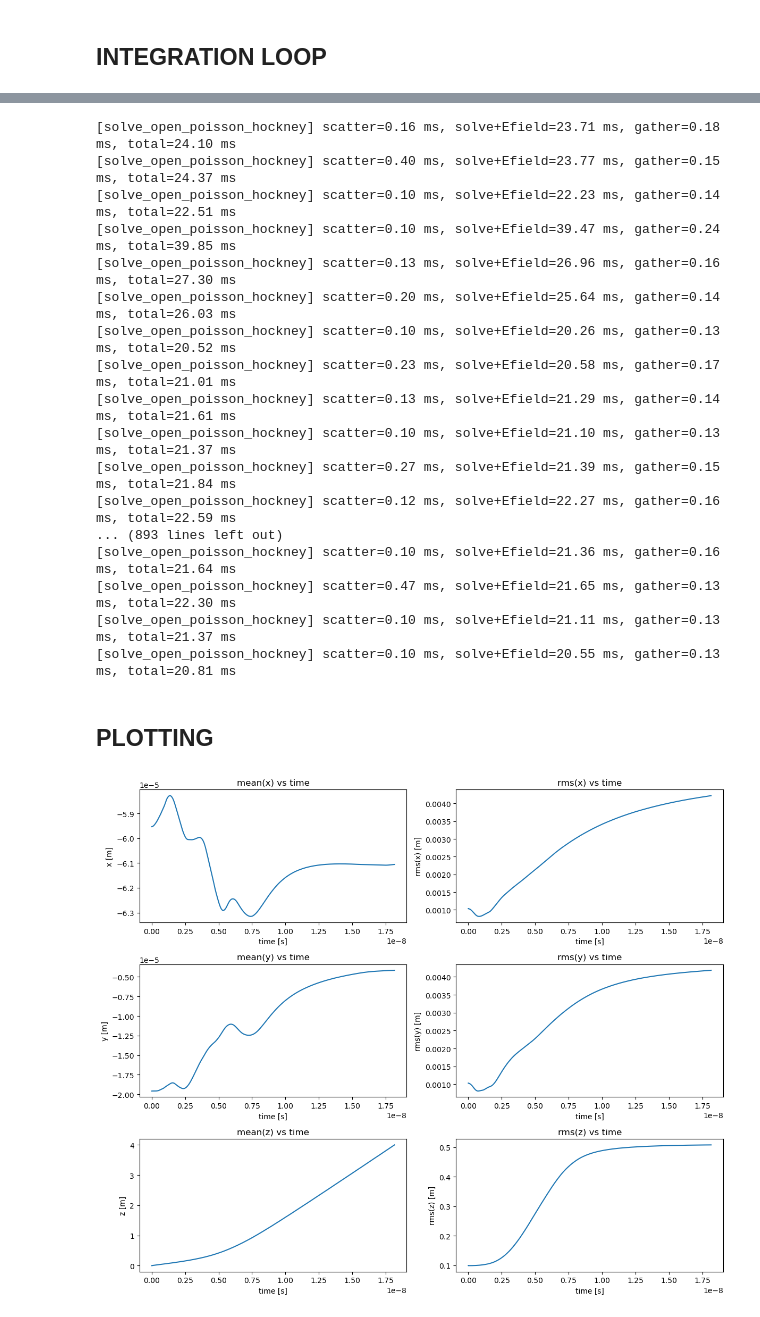
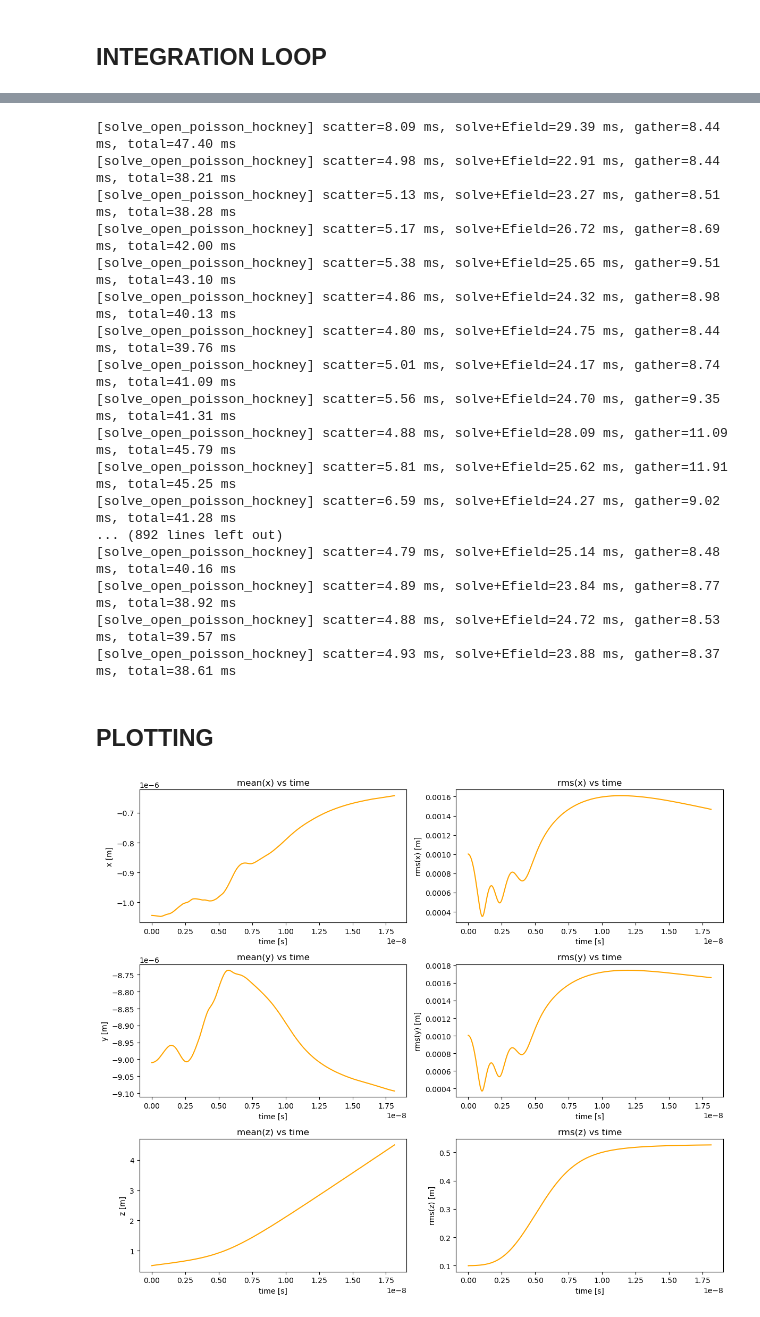
Before and after one commit to alexanderwischmann/FS26-semester-project, a Jupyter notebook: python/3D_solve.ipynb, the cells around one changed output, grey strips where cells are left out. Cells and saved outputs as stored; diff of their text form; code cells hidden in the pictures.

```diff
--- a/python/3D_solve.ipynb
+++ b/python/3D_solve.ipynb
@@ -31,7 +31,7 @@ SIGMA_PZ=1e-2 # standard deviation of initial z momentum in MeV/c
 LENGTH_PRIOR = 0.5 # length of prior region to be modeled in m
 LENGTH_D = 0.25 # length of drift chamber in m
 LENGTH_E = 3.75 # length of electric field chamber in m
-LENGTH_POSTERIOR = 1.5 # length of posterior region to be modeled in m
+LENGTH_POSTERIOR = 2.5 # length of posterior region to be modeled in m
 
 RADIUS_X = 0.1 # width of model space in x direction in m
 RADIUS_Y = 0.1 # width of model space in y direction in m
@@ -39,7 +39,8 @@ RADIUS_Y = 0.1 # width of model space in y direction in m
 
 E_Z = -1. # electric field strength in MV/m
 
-N_P = int(1e2) # number of macro particles
+# N_P = int(1e4) # number of macro particles
+N_PARTICLES = 32*32*32 # number of macro particles
 TOTAL_CHARGE_SI = 1e-9 # total bunch charge in C
 
 DELTA_POS = 1e-2  # spacing of z-grid (Fields, Space Charge, etc.) in m
@@ -55,7 +56,7 @@ GRID_N_XYZ = (12, 12, 256)
 POSITION_SIGMA = (SIGMA_X, SIGMA_Y, SIGMA_Z)
 MOMENTUM_SIGMA = (SIGMA_PX, SIGMA_PY, SIGMA_PZ)
 
-Z_START = 0. # start of model space
+Z_START = -LENGTH_PRIOR # start of model space
 Z_0 = Z_START + LENGTH_PRIOR # initial z position of particles
 Z_1 = Z_START + LENGTH_PRIOR + LENGTH_D # z position of end of drift chamber = start of electric field chamber
 Z_2 = Z_START + LENGTH_PRIOR + LENGTH_D + LENGTH_E # z position of end of electric field chamber
@@ -64,8 +65,8 @@ Z_END = Z_2 + LENGTH_POSTERIOR # end of model space
 POSITION_0 = (0., 0., Z_0) # initial position (of reference particle) in m
 MOMENTUM_0 = (0., 0., 0.1) # initial momentum in MeV/c
 
-N_REAL_ELECTRONS = TOTAL_CHARGE_SI / Q_E_SI # number of real electrons in the bunch
-MACRO_WEIGHT = N_REAL_ELECTRONS / N_P
+N_REAL_PARTICLES = TOTAL_CHARGE_SI / Q_E_SI # number of real electrons in the bunch
+MACRO_WEIGHT = N_REAL_PARTICLES / N_PARTICLES
 
 M_MACRO = M_E * MACRO_WEIGHT
 Q_MACRO = Q_E * MACRO_WEIGHT
@@ -246,7 +247,7 @@ def push_particles(position_particles, momentum_stag_particles, E_particles, B_p
 # %% [markdown]
 ## Initialization
 # %%
-position_particles = np.random.normal(POSITION_0, POSITION_SIGMA, (N_P, 3))
-momentum_particles = np.random.normal(MOMENTUM_0, MOMENTUM_SIGMA, (N_P, 3))
+position_particles = np.random.normal(POSITION_0, POSITION_SIGMA, (N_PARTICLES, 3))
+momentum_particles = np.random.normal(MOMENTUM_0, MOMENTUM_SIGMA, (N_PARTICLES, 3))
 position_particles.shape
 # %% [output]
@@ -283,7 +284,7 @@ momentum_stag_particles = momentum_particles - Q_E * E_particles * (C*DELTA_T) /
 # %%
 # Main integration loop
 
-nums_particles = [N_P]
+nums_particles = [N_PARTICLES]
 times = [0.]
 position_means = [np.mean(position_particles, axis=0)]
 momentum_stag_means = [np.mean(momentum_stag_particles, axis=0)]
@@ -335,49 +336,48 @@ while z_mean < Z_2 and t < T_MAX:
     z_mean = position_means[-1][-1]
     t += DELTA_T
 # %% [output]
-[solve_open_poisson_hockney] scatter=0.16 ms, solve+Efield=23.71 ms, gather=0.18 ms, total=24.10 ms
-[solve_open_poisson_hockney] scatter=0.40 ms, solve+Efield=23.77 ms, gather=0.15 ms, total=24.37 ms
-[solve_open_poisson_hockney] scatter=0.10 ms, solve+Efield=22.23 ms, gather=0.14 ms, total=22.51 ms
-[solve_open_poisson_hockney] scatter=0.10 ms, solve+Efield=39.47 ms, gather=0.24 ms, total=39.85 ms
-[solve_open_poisson_hockney] scatter=0.13 ms, solve+Efield=26.96 ms, gather=0.16 ms, total=27.30 ms
-[solve_open_poisson_hockney] scatter=0.20 ms, solve+Efield=25.64 ms, gather=0.14 ms, total=26.03 ms
-[solve_open_poisson_hockney] scatter=0.10 ms, solve+Efield=20.26 ms, gather=0.13 ms, total=20.52 ms
-[solve_open_poisson_hockney] scatter=0.23 ms, solve+Efield=20.58 ms, gather=0.17 ms, total=21.01 ms
-[solve_open_poisson_hockney] scatter=0.13 ms, solve+Efield=21.29 ms, gather=0.14 ms, total=21.61 ms
-[solve_open_poisson_hockney] scatter=0.10 ms, solve+Efield=21.10 ms, gather=0.13 ms, total=21.37 ms
-[solve_open_poisson_hockney] scatter=0.27 ms, solve+Efield=21.39 ms, gather=0.15 ms, total=21.84 ms
-[solve_open_poisson_hockney] scatter=0.12 ms, solve+Efield=22.27 ms, gather=0.16 ms, total=22.59 ms
-... (893 lines left out)
-[solve_open_poisson_hockney] scatter=0.10 ms, solve+Efield=21.36 ms, gather=0.16 ms, total=21.64 ms
-[solve_open_poisson_hockney] scatter=0.47 ms, solve+Efield=21.65 ms, gather=0.13 ms, total=22.30 ms
-[solve_open_poisson_hockney] scatter=0.10 ms, solve+Efield=21.11 ms, gather=0.13 ms, total=21.37 ms
-[solve_open_poisson_hockney] scatter=0.10 ms, solve+Efield=20.55 ms, gather=0.13 ms, total=20.81 ms
+[solve_open_poisson_hockney] scatter=8.09 ms, solve+Efield=29.39 ms, gather=8.44 ms, total=47.40 ms
+[solve_open_poisson_hockney] scatter=4.98 ms, solve+Efield=22.91 ms, gather=8.44 ms, total=38.21 ms
+[solve_open_poisson_hockney] scatter=5.13 ms, solve+Efield=23.27 ms, gather=8.51 ms, total=38.28 ms
+[solve_open_poisson_hockney] scatter=5.17 ms, solve+Efield=26.72 ms, gather=8.69 ms, total=42.00 ms
+[solve_open_poisson_hockney] scatter=5.38 ms, solve+Efield=25.65 ms, gather=9.51 ms, total=43.10 ms
+[solve_open_poisson_hockney] scatter=4.86 ms, solve+Efield=24.32 ms, gather=8.98 ms, total=40.13 ms
+[solve_open_poisson_hockney] scatter=4.80 ms, solve+Efield=24.75 ms, gather=8.44 ms, total=39.76 ms
+[solve_open_poisson_hockney] scatter=5.01 ms, solve+Efield=24.17 ms, gather=8.74 ms, total=41.09 ms
+[solve_open_poisson_hockney] scatter=5.56 ms, solve+Efield=24.70 ms, gather=9.35 ms, total=41.31 ms
+[solve_open_poisson_hockney] scatter=4.88 ms, solve+Efield=28.09 ms, gather=11.09 ms, total=45.79 ms
+[solve_open_poisson_hockney] scatter=5.81 ms, solve+Efield=25.62 ms, gather=11.91 ms, total=45.25 ms
+[solve_open_poisson_hockney] scatter=6.59 ms, solve+Efield=24.27 ms, gather=9.02 ms, total=41.28 ms
+... (892 lines left out)
+[solve_open_poisson_hockney] scatter=4.79 ms, solve+Efield=25.14 ms, gather=8.48 ms, total=40.16 ms
+[solve_open_poisson_hockney] scatter=4.89 ms, solve+Efield=23.84 ms, gather=8.77 ms, total=38.92 ms
+[solve_open_poisson_hockney] scatter=4.88 ms, solve+Efield=24.72 ms, gather=8.53 ms, total=39.57 ms
+[solve_open_poisson_hockney] scatter=4.93 ms, solve+Efield=23.88 ms, gather=8.37 ms, total=38.61 ms
 # %% [markdown]
 ## PLOTTING
 # %%
 times = np.array(times)
 times_stag = times - DELTA_T / 2
 position_means = np.array(position_means)
-position_means[:, -1] -= Z_0
 momentum_stag_means = np.array(momentum_stag_means)
 position_sigmas = np.array(position_sigmas)
 momentum_stag_sigmas = np.array(momentum_stag_sigmas)
 # %%
 fig, axes = plt.subplots(3, 2, figsize=(12, 10))
 
 for i in range(3):
-    axes[i, 0].plot(times, position_means[:, i])
+    axes[i, 0].plot(times, position_means[:, i], color='orange')
     axes[i, 0].set_xlabel('time [s]')
     axes[i, 0].set_ylabel(f'{AX_NAMES[i]} [m]')
     axes[i, 0].set_title(f'mean({AX_NAMES[i]}) vs time')
 
-    axes[i, 1].plot(times, position_sigmas[:, i])
+    axes[i, 1].plot(times, position_sigmas[:, i], color='orange')
     axes[i, 1].set_xlabel('time [s]')
     axes[i, 1].set_ylabel(f'rms({AX_NAMES[i]}) [m]')
     axes[i, 1].set_title(f'rms({AX_NAMES[i]}) vs time')
 
 
 fig.tight_layout()
 plt.show()
 # %% [output]
-[figure, old version]
+[figure, new version]
```
Also changed, not shown: parts of 10 cells of this notebook.
